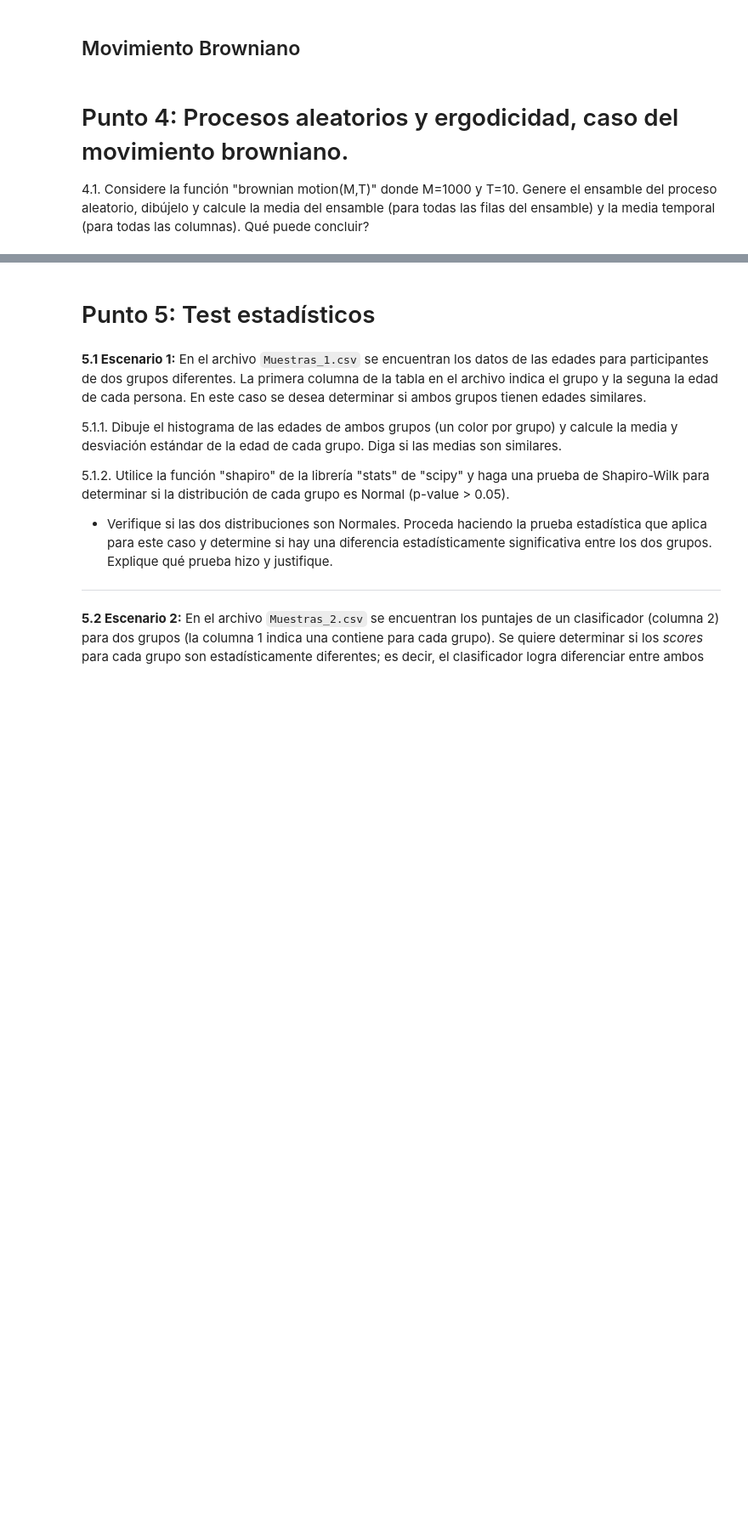
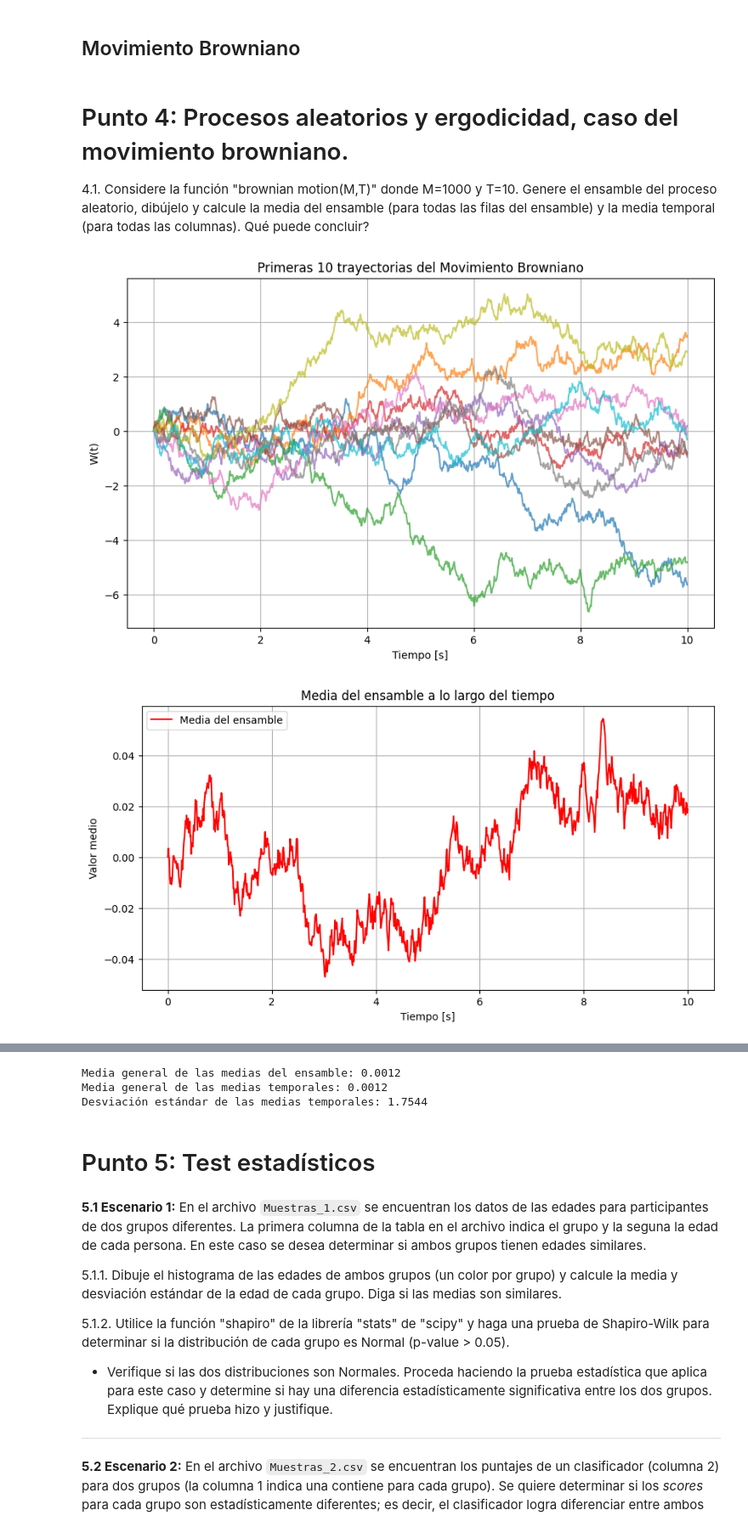
Before and after one commit to jbcgames/Lab_3_senales, a Jupyter notebook: Lab3_VA_PA_Estudiante.ipynb, the cells around one changed output, grey strips where cells are left out. Shown at 85% size. Drawn from its saved outputs; the diff is of its cells as text; code cells hidden in the pictures; blank space fills up the shorter version.

```diff
--- a/Lab3_VA_PA_Estudiante.ipynb
+++ b/Lab3_VA_PA_Estudiante.ipynb
@@ -366,0 +506,69 @@ def brownian_motion(M,T):
+# %%
+def brownian_motion(M,T):
+  # M: Numero de puntos en el eje temporal
+
+  dt = T / M  # Time step
+
+  # Simulate multiple realizations of Brownian motion
+
+  # Generate the increments for Brownian motion
+  dW = np.random.normal(0, np.sqrt(dt), M-1)
+  W_t = np.concatenate(([0], np.cumsum(dW)))  # Inicia en W(0) = 0 y accumacumula los incrementos
+  return W_t
+
+def ejercicio4_1(M=1000, T=10, N_realizaciones=1000):
+    trayectorias = []
+
+    for _ in range(N_realizaciones):
+        W = brownian_motion(M, T)
+        trayectorias.append(W)
+
+    trayectorias = np.array(trayectorias)  # (N_realizaciones, M)
+
+    t = np.linspace(0, T, M)  # vector de tiempo
+
+    # Graficar algunas trayectorias
+    plt.figure(figsize=(10,6))
+    for i in range(10):  # Graficar las primeras 10
+        plt.plot(t, trayectorias[i], alpha=0.7)
+    plt.title('Primeras 10 trayectorias del Movimiento Browniano')
+    plt.xlabel('Tiempo [s]')
+    plt.ylabel('W(t)')
+    plt.grid(True)
+    plt.show()
+
+    # Media del ensamble en cada instante de tiempo
+    media_ensamble = np.mean(trayectorias, axis=0)
+
+    # Media temporal de cada trayectoria
+    media_temporal = np.mean(trayectorias, axis=1)
+
+    # Gráfica de media del ensamble
+    plt.figure(figsize=(10,5))
+    plt.plot(t, media_ensamble, color='red', label='Media del ensamble')
+    plt.title('Media del ensamble a lo largo del tiempo')
+    plt.xlabel('Tiempo [s]')
+    plt.ylabel('Valor medio')
+    plt.grid(True)
+    plt.legend()
+    plt.show()
+
+    # Gráfica de medias temporales
+    plt.figure(figsize=(10,5))
+    plt.hist(media_temporal, bins=30, density=True, alpha=0.7, edgecolor='black')
+    plt.title('Histograma de medias temporales')
+    plt.xlabel('Media temporal de cada trayectoria')
+    plt.ylabel('Densidad')
+    plt.grid(True)
+    plt.show()
+
+    # Imprimir valores
+    print(f"Media general de las medias del ensamble: {np.mean(media_ensamble):.4f}")
+    print(f"Media general de las medias temporales: {np.mean(media_temporal):.4f}")
+    print(f"Desviación estándar de las medias temporales: {np.std(media_temporal):.4f}")
+
+    return
+ejercicio4_1()
+# %% [output]
+[figure, added]
+[figure, added]
@@ -367,3 +576,6 @@ def brownian_motion(M,T):
+Media general de las medias del ensamble: 0.0012
+Media general de las medias temporales: 0.0012
+Desviación estándar de las medias temporales: 1.7544
 # %% [markdown]
 # Punto 5: Test estadísticos
 # %% [markdown]
```
Also changed, not shown: parts of 9 cells of this notebook.
